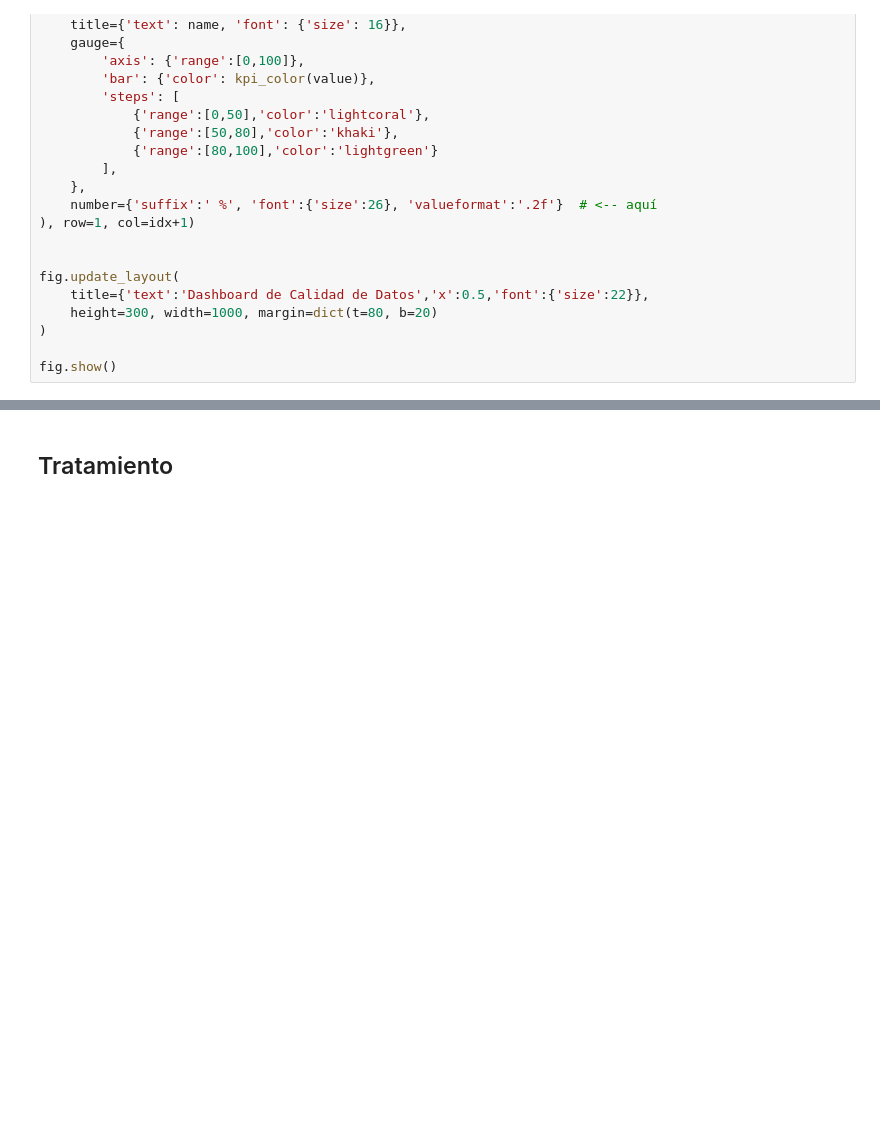
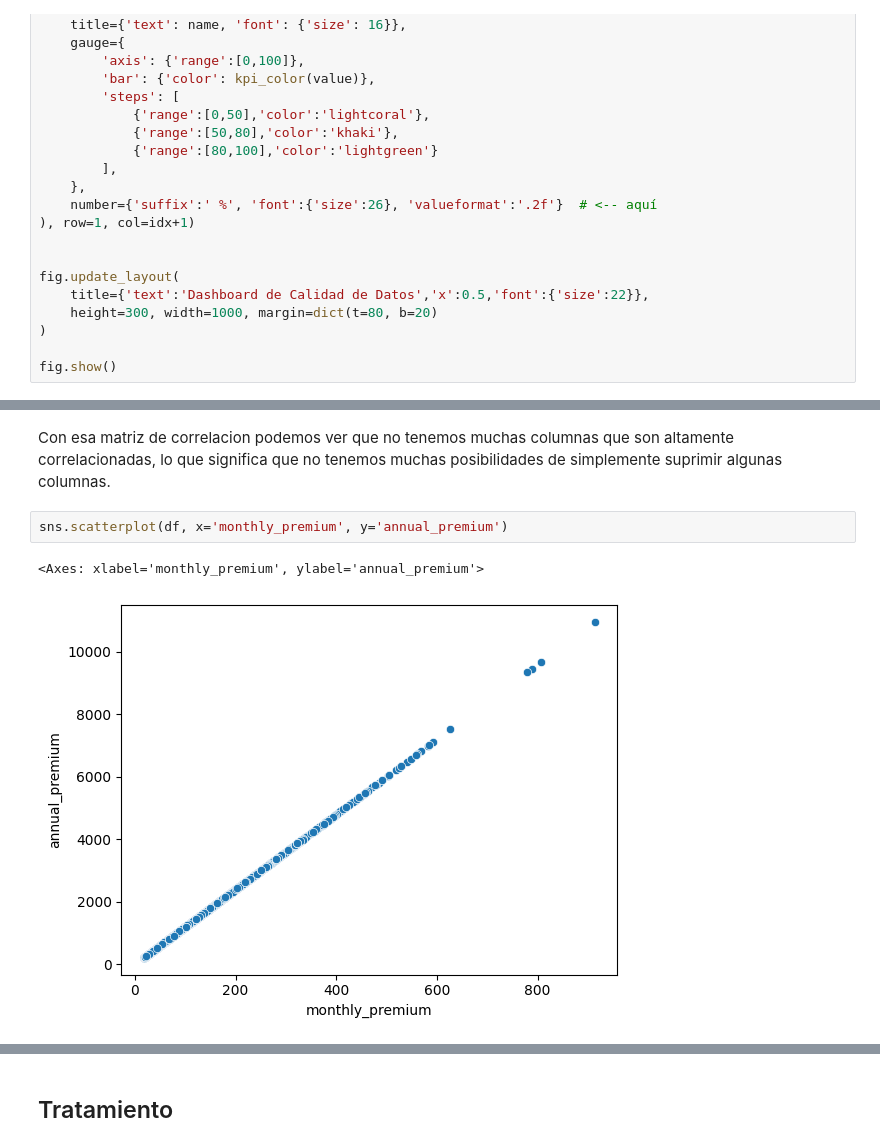
Before and after one commit to maisaarial/proyecto-machine-learning, a Jupyter notebook: proyecto.ipynb, the cells around one changed output, grey strips where cells are left out. Drawn from its saved outputs; the diff is of its cells as text; blank space fills up the shorter version.

```diff
--- a/proyecto.ipynb
+++ b/proyecto.ipynb
@@ -299,0 +331,7 @@ fig.show()
+# %% [markdown]
+Con esa matriz de correlacion podemos ver que no tenemos muchas columnas que son altamente correlacionadas, lo que significa que no tenemos muchas posibilidades de simplemente suprimir algunas columnas.
+# %%
+sns.scatterplot(df, x='monthly_premium', y='annual_premium')
+# %% [output]
+<Axes: xlabel='monthly_premium', ylabel='annual_premium'>
+[figure, added]
```
Also changed, not shown: parts of 36 cells of this notebook.
